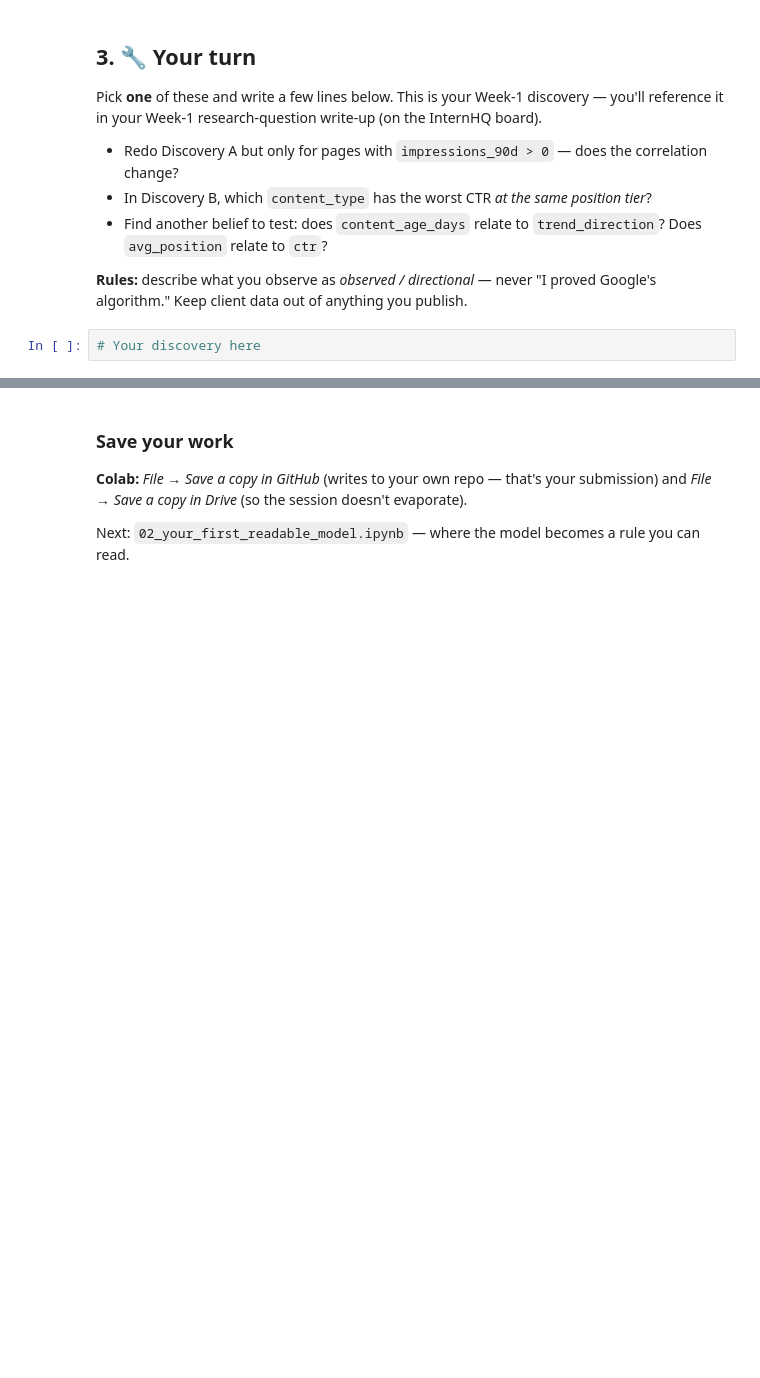
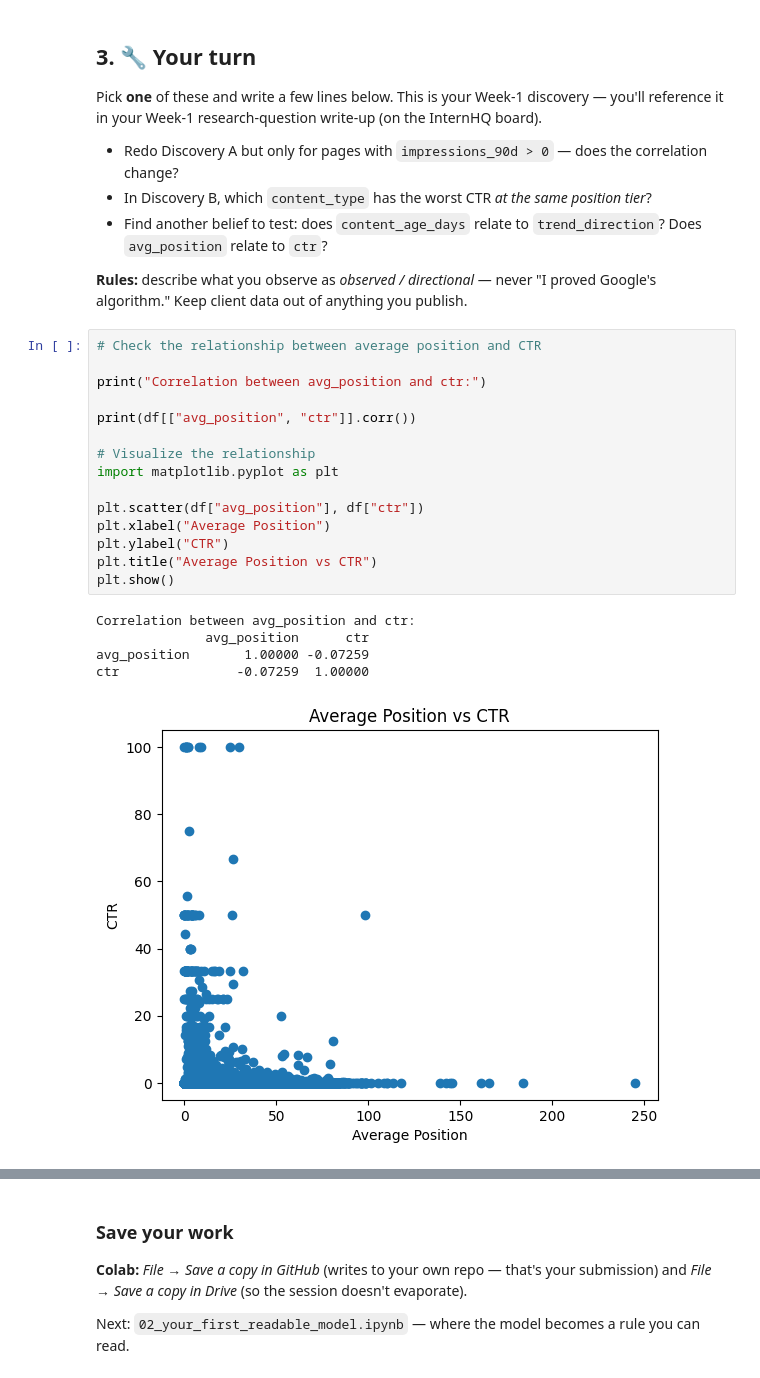
Before and after one commit to fatimaidrees203-glitch/flyrank-ml-internship, a Jupyter notebook: notebooks/01_first_look_and_discovery.ipynb, the cells around one changed output, grey strips where cells are left out. Drawn from its saved outputs; the diff is of its cells as text; blank space fills up the shorter version.

```diff
--- a/notebooks/01_first_look_and_discovery.ipynb
+++ b/notebooks/01_first_look_and_discovery.ipynb
@@ -97,5 +153,24 @@ Pick **one** of these and write a few lines below. This is your Week-1 discovery
 - Find another belief to test: does `content_age_days` relate to `trend_direction`? Does `avg_position` relate to `ctr`?
 
 **Rules:** describe what you observe as *observed / directional* — never "I proved Google's algorithm." Keep client data out of anything you publish.
-# %%
-# Your discovery here
+# %%
+# Check the relationship between average position and CTR
+
+print("Correlation between avg_position and ctr:")
+
+print(df[["avg_position", "ctr"]].corr())
+
+# Visualize the relationship
+import matplotlib.pyplot as plt
+
+plt.scatter(df["avg_position"], df["ctr"])
+plt.xlabel("Average Position")
+plt.ylabel("CTR")
+plt.title("Average Position vs CTR")
+plt.show()
+# %% [output]
+Correlation between avg_position and ctr:
+              avg_position      ctr
+avg_position       1.00000 -0.07259
+ctr               -0.07259  1.00000
+[figure, added]
```
Also changed, not shown: parts of 9 cells of this notebook.
